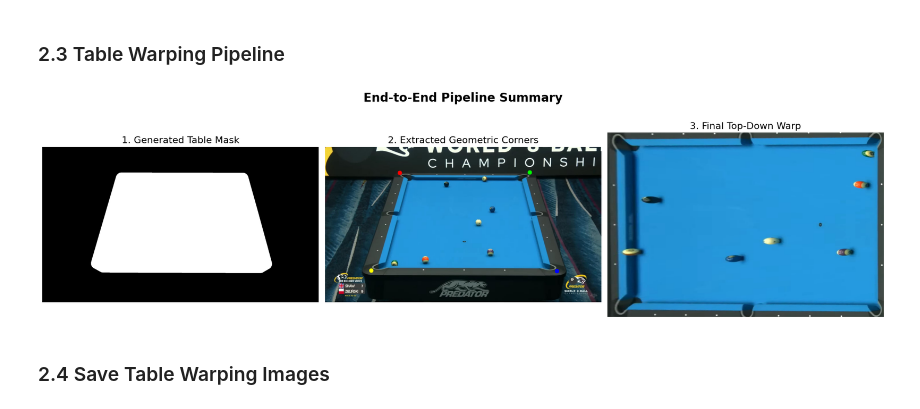
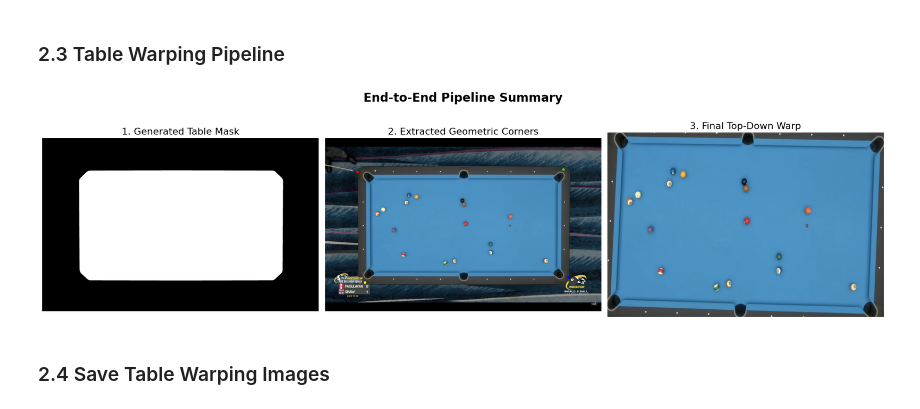
Before and after one commit to PedroMMarinho/FEUP-CV, a Jupyter notebook: proj/main.ipynb, the cells around one changed output. Drawn from its saved outputs; the diff is of its cells as text; code cells hidden in the pictures.

Commit message:
Changed ratio of final image and added lab6

```diff
--- a/proj/main.ipynb
+++ b/proj/main.ipynb
@@ -539,7 +539,7 @@ def warp_to_top_down(image_rgb, ordered_corners, width=1200, height=800):
 
     ratio = top_edge / left_edge
 
-    if ratio < 2.2:
+    if ratio < 1.8:
         # END-VIEW mapping
         dst_pts = np.array([
             [0, 0],
@@ -564,7 +564,7 @@ def warp_to_top_down(image_rgb, ordered_corners, width=1200, height=800):
     return warped, M
 
 
-test_key = random.choice(list(loaded_images.keys()))
+test_key = "8t_png.rf.a49c210a8d59660de79ffdb07d55a6f6.jpg"
 test_img = loaded_images[test_key].copy()
 
 test_mask = get_table_mask(test_img)
@@ -572,34 +572,34 @@ test_mask = get_table_mask(test_img)
 raw_corners = get_corners_from_mask(test_mask)
 
 if raw_corners is not None:
     ordered_corners = order_points_clockwise(raw_corners)
 
 corner_img = test_img.copy()
 colors = [(255, 0, 0), (0, 255, 0), (0, 0, 255), (255, 255, 0)]
 for i, pt in enumerate(ordered_corners):
     cv2.circle(corner_img, (int(pt[0]), int(pt[1])), 15, colors[i], -1)
 
 warped_img, _ = warp_to_top_down(test_img, ordered_corners)
 
 fig, (ax1, ax2, ax3) = plt.subplots(1, 3, figsize=(20, 6))
 
 ax1.imshow(test_mask, cmap='gray')
 ax1.set_title("1. Generated Table Mask", fontsize=16, color='black')
 ax1.axis('off')
 
 ax2.imshow(corner_img)
 ax2.set_title("2. Extracted Geometric Corners", fontsize=16, color='black')
 ax2.axis('off')
 
 ax3.imshow(warped_img)
 ax3.set_title("3. Final Top-Down Warp", fontsize=16, color='black')
 ax3.axis('off')
 
 plt.suptitle("End-to-End Pipeline Summary", fontsize=20, weight='bold', color='black')
 plt.tight_layout()
 plt.show()
 # %% [output]
-[figure, old version]
+[figure, new version]
 # %% [markdown]
 ### 2.4 Save Table Warping Images
 # %%
```
Also changed, not shown: parts of 2 cells of this notebook, 2 other files.
